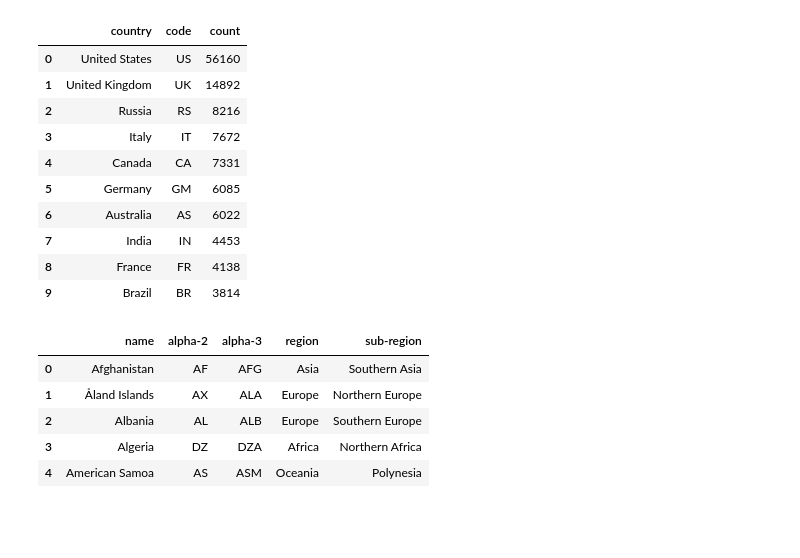
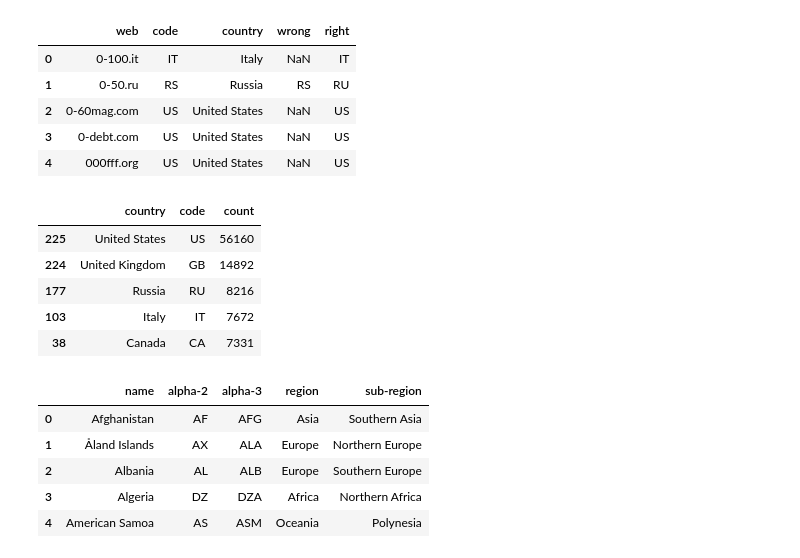
Before and after one commit to Abranchini/ADA_Project, a Jupyter notebook: src/domains.ipynb, the cells around one changed output. Cells and saved outputs as stored; diff of their text form; code cells hidden in the pictures; blank space fills up the shorter version.

```diff
--- a/src/domains.ipynb
+++ b/src/domains.ipynb
@@ -14,25 +14,48 @@ sc = spark.sparkContext
 txt_file = sc.textFile('../data/GdeltDomainsByCountry-May18.txt')
 # %%
 rdd = txt_file.map(lambda x: x.split("\t"))
-df = rdd.toDF(['web', 'code', 'country'])
-
-df_sum = df.groupBy(['country', 'code']).count()
-df_sum = df_sum.sort(['count'], ascending=False)
-df_sum_pd = df_sum.toPandas()
+url_sources = rdd.toDF(['web', 'code', 'country'])
+url_sources_pd = url_sources.toPandas()
-# %%
-df_sum_pd.head(10)
-# %% [output]
-|  | country | code | count |
-| 0 | United States | US | 56160 |
-| 1 | United Kingdom | UK | 14892 |
-| 2 | Russia | RS | 8216 |
-| 3 | Italy | IT | 7672 |
-| 4 | Canada | CA | 7331 |
-| 5 | Germany | GM | 6085 |
-| 6 | Australia | AS | 6022 |
-| 7 | India | IN | 4453 |
-| 8 | France | FR | 4138 |
-| 9 | Brazil | BR | 3814 |
+# %%
+# so far for the first 100 top countries
+wrong_codes = ['GM','GA','GB','UK','RS','AU','AS','CN','CH','SV','ES','SP','TU','KN','SC','SE','SW','ZA','SF','UP','JA','SZ','IS','EZ','EI','VM','PO','CI','KR','KS','RP','DA','NU','NE','NG','NI','nic','SN','SG','sig','LO','IC','TK','TL','BM','BD','BG','BU','EN','LI','LS','LT','LH','BY','BO','RI','LG','MC','MN','MG','MA','MO','moc','CE','MU','PA','PM','LE','AJ','ZI','CJ','IZ','BH','BA','BK','BL','AG','YM','DO','DR','TO','TN','TS','GG','HA','WA','CB','BF','SU','KU','GJ','MP','GV','IV','ST','TP','TT','TD','NS','AV','AC','HO','CD','BC','TI','UV','CG','CF','RQ','AN','BN','MJ','KV','MI','FP','VI','VT','BX','MH','GQ','EK','PP','OD','WZ','VQ','GK','NH','SX','CK','TX','KT','PS','CT','AQ','AA','BP','CW','PC','MB','AY','CQ','PU','MF','RM','NT','FS','WE','FG']
+right_codes = ['DE','GM','GA','GB','RU','AT','AU','KM','CN','SJ','SV','ES','TR','KP','KN','SC','SE','ZM','ZA','UA','JP','CH','IL','CZ','IE','VN','PT','CL','KI','KR','PH','DK','nic','NU','NE','NG','NI','sig','SN','SG','SK','IS','TC','TK','MM','BM','BD','BG','EE','LR','LI','LS','LT','BI','BY','RS','LV','moc','MC','MN','MG','MA','MO','LK','OM','PY','PA','LB','AZ','ZW','KY','IQ','BZ','BH','BA','BO','DZ','YE','DM','DO','TG','TO','TN','GE','HT','NA','KH','BS','SD','KW','GD','MU','GN','CI','LC','ST','TP','TT','SR','AI','AG','HN','TD','BW','TJ','BF','CD','CG','PR','AD','BJ','ME','XK','MW','PF','VG','VA','BN','MS','GU','GQ','PG','SS','SZ','VI','GG','VU','GS','CC','TM','CX','PW','CF','AS','AW','SB','CK','PN','MQ','AQ','MP','GW','YT','MH','AN','FQ','PS','GF']
+
+#print('code\twrong\tright')
+#for code in wrong_codes:
+#    if code in right_codes:
+#        if wrong_codes.index(code) >= right_codes.index(code):
+#            print(code + '\t' + str(wrong_codes.index(code)) + '\t' + str(right_codes.index(code)))
+
+corr_codes = pd.DataFrame({'wrong': wrong_codes, 'right': right_codes}, columns=['wrong', 'right'])
+
+invalid_codes = ['CV','RB','OS','TT']
+for code in invalid_codes:
+    url_sources_pd = url_sources_pd[url_sources_pd['code'] != code]
+
+url_sources_corr = pd.merge(url_sources_pd, corr_codes, how='left', left_on='code', right_on='wrong')
+url_sources_corr.loc[url_sources_corr['right'].isnull(), 'right'] = url_sources_corr['code']
+url_sources_corr.head()
+# %% [output]
+|  | web | code | country | wrong | right |
+| 0 | 0-100.it | IT | Italy | NaN | IT |
+| 1 | 0-50.ru | RS | Russia | RS | RU |
+| 2 | 0-60mag.com | US | United States | NaN | US |
+| 3 | 0-debt.com | US | United States | NaN | US |
+| 4 | 000fff.org | US | United States | NaN | US |
+# %%
+url_sum = url_sources_corr.groupby(['country', 'right'], as_index=False).count()
+url_sum = url_sum.drop(['code', 'wrong'], axis=1)
+url_sum = url_sum.rename(index=str, columns={"right": "code", "web": "count"})
+url_sum = url_sum.sort_values('count', ascending=False)
+url_sum.head()
+# %% [output]
+|  | country | code | count |
+| 225 | United States | US | 56160 |
+| 224 | United Kingdom | GB | 14892 |
+| 177 | Russia | RU | 8216 |
+| 103 | Italy | IT | 7672 |
+| 38 | Canada | CA | 7331 |
 # %%
 country_info = pd.read_csv('../data/countries-info.csv')
 country_info = country_info[['name', 'alpha-2', 'alpha-3', 'region', 'sub-region']]
```
Also changed, not shown: parts of 5 cells of this notebook.
